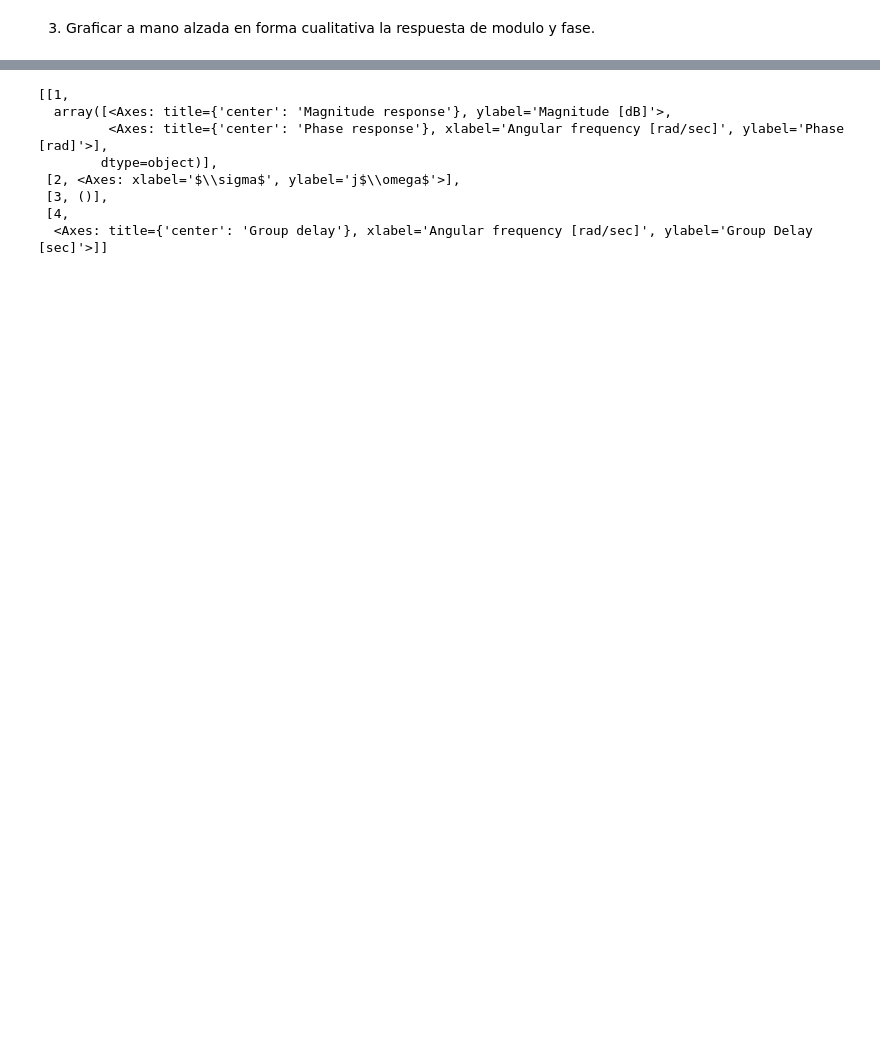
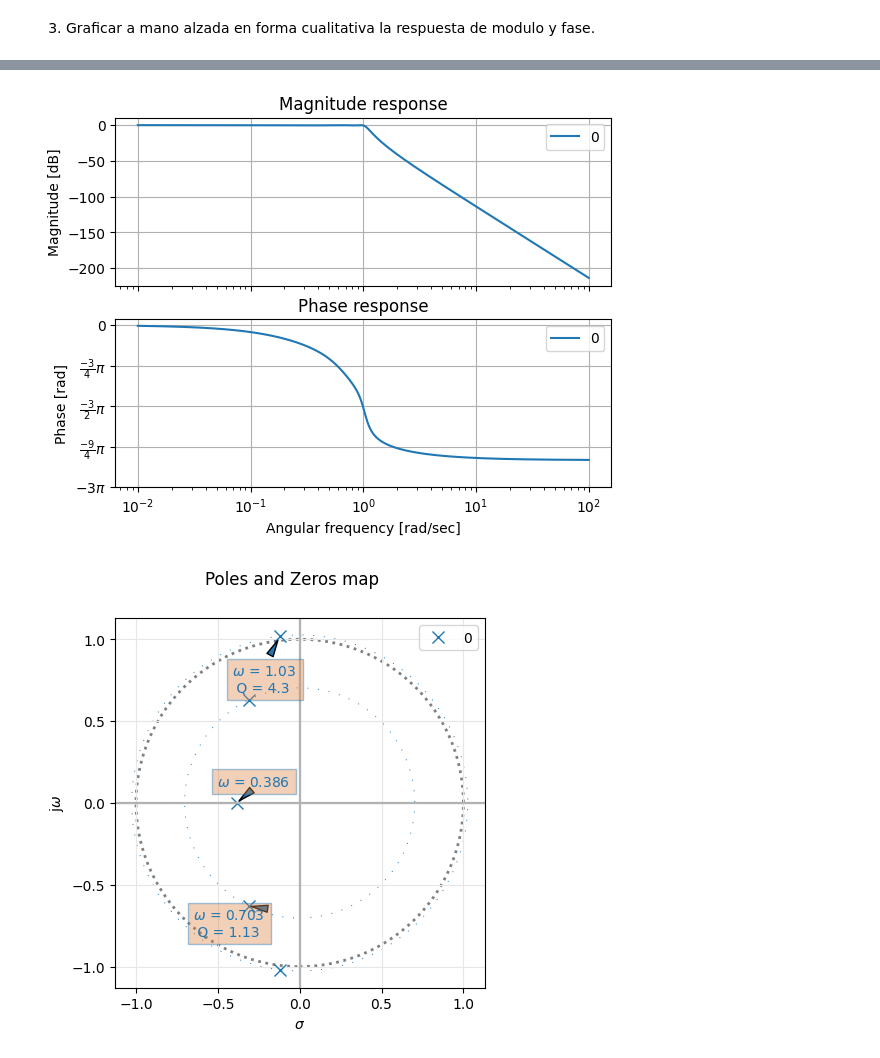
Before and after one commit to fRuggier0/TS4, a Jupyter notebook: TS4.ipynb, the cells around one changed output, grey strips where cells are left out. Cells and saved outputs as stored; diff of their text form; code cells hidden in the pictures; blank space fills up the shorter version.

```diff
--- a/TS4.ipynb
+++ b/TS4.ipynb
@@ -128,20 +128,15 @@ $\displaystyle   \frac{0.3861 }{s + 0.3861 } . \frac{0.4946 }{s^2 + s \frac{0.70
 # %%
 # verifico
 
-# %matplotlib qt
+# %matplotlib inline
+
 from pytc2.sistemas_lineales import analyze_sys, bodePlot, pzmap
 
 all_sys = []
 
-all_sys.append(sig.TransferFunction(num_cheb, den_cheb))
+all_sys.append( sig.TransferFunction(num_cheb, den_cheb) )
 
-analyze_sys( all_sys )
+figaxes = analyze_sys( all_sys )
 # %% [output]
-[[1,
-  array([<Axes: title={'center': 'Magnitude response'}, ylabel='Magnitude [dB]'>,
-         <Axes: title={'center': 'Phase response'}, xlabel='Angular frequency [rad/sec]', ylabel='Phase [rad]'>],
-        dtype=object)],
- [2, <Axes: xlabel='$\\sigma$', ylabel='j$\\omega$'>],
- [3, ()],
- [4,
-  <Axes: title={'center': 'Group delay'}, xlabel='Angular frequency [rad/sec]', ylabel='Group Delay [sec]'>]]
+[figure, added]
+[figure, added]
```
Also changed, not shown: parts of 2 cells of this notebook, 3 other files.
